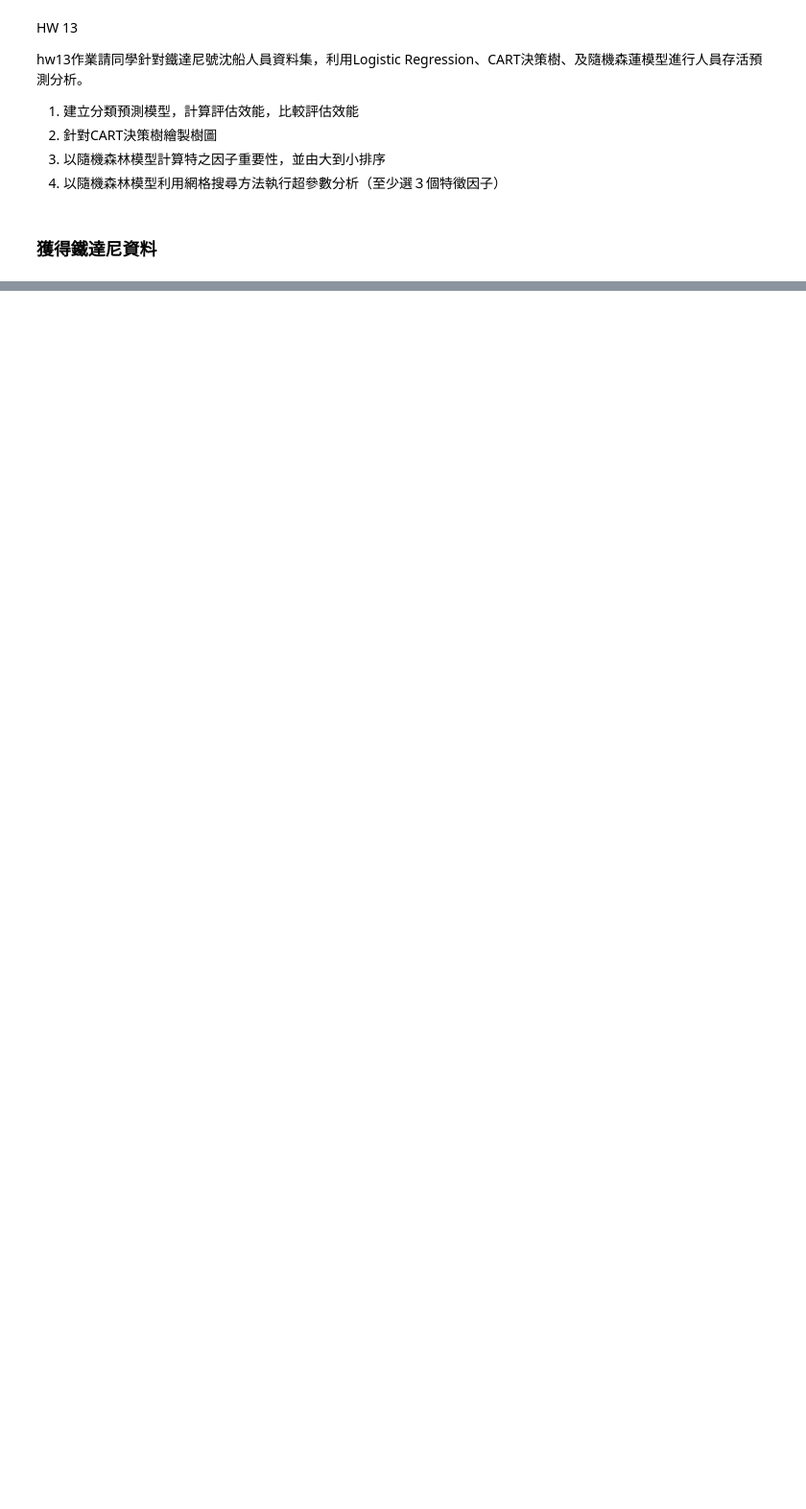
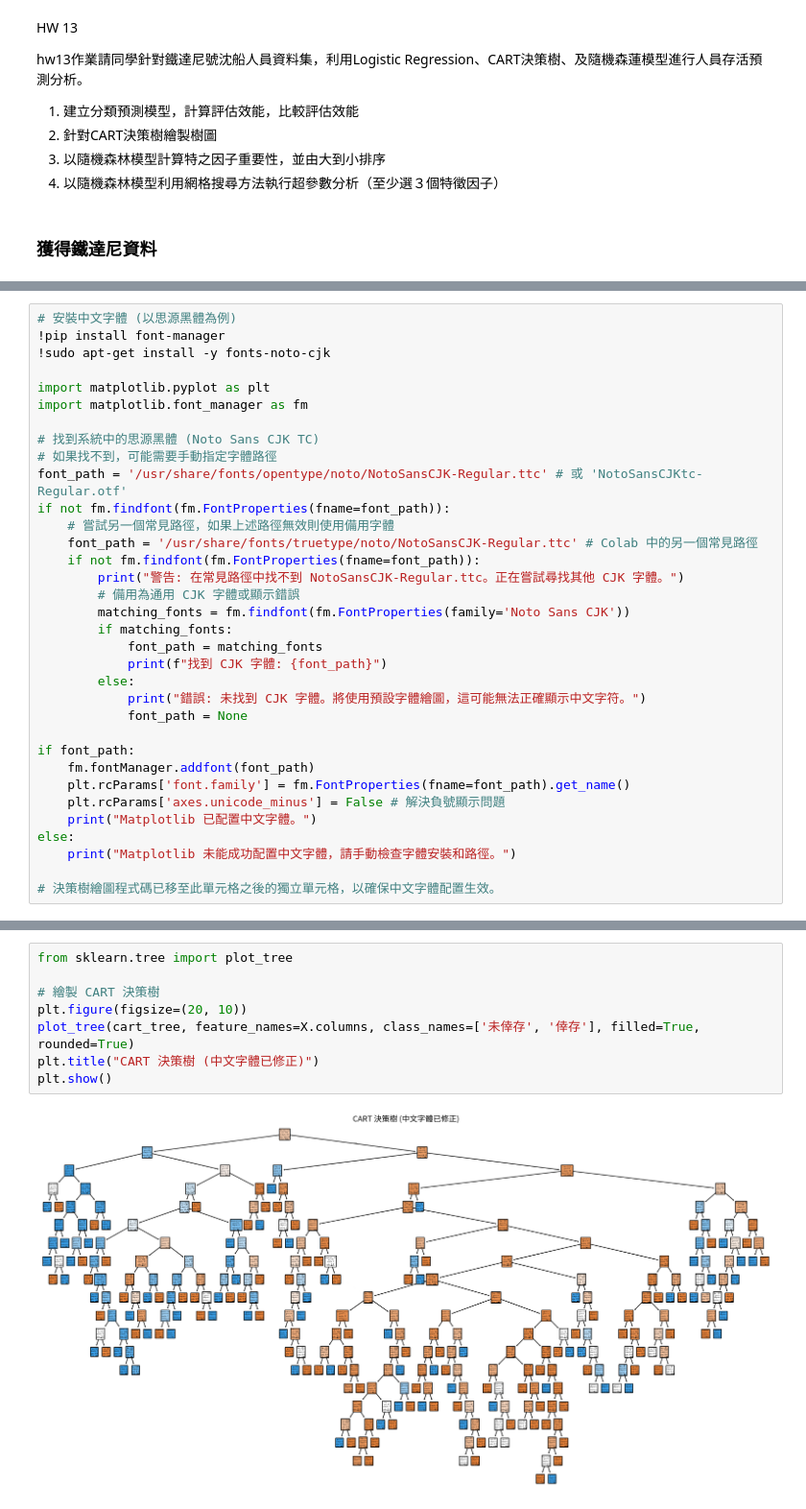
Before and after one commit to mcu2026/hw13-521-MilkTea-Henry, a Jupyter notebook: hw13.ipynb, the cells around one changed output, grey strips where cells are left out. Shown at 96% size. Drawn from its saved outputs; the diff is of its cells as text; blank space fills up the shorter version.

```diff
--- a/hw13.ipynb
+++ b/hw13.ipynb
@@ -30,0 +272,34 @@ Using Colab cache for faster access to the 'titanic-dataset' dataset.
+# %%
+# 安裝中文字體 (以思源黑體為例)
+!pip install font-manager
+!sudo apt-get install -y fonts-noto-cjk
+
+import matplotlib.pyplot as plt
+import matplotlib.font_manager as fm
+
+# 找到系統中的思源黑體 (Noto Sans CJK TC)
+# 如果找不到，可能需要手動指定字體路徑
+font_path = '/usr/share/fonts/opentype/noto/NotoSansCJK-Regular.ttc' # 或 'NotoSansCJKtc-Regular.otf'
+if not fm.findfont(fm.FontProperties(fname=font_path)):
+    # 嘗試另一個常見路徑，如果上述路徑無效則使用備用字體
+    font_path = '/usr/share/fonts/truetype/noto/NotoSansCJK-Regular.ttc' # Colab 中的另一個常見路徑
+    if not fm.findfont(fm.FontProperties(fname=font_path)):
+        print("警告: 在常見路徑中找不到 NotoSansCJK-Regular.ttc。正在嘗試尋找其他 CJK 字體。")
+        # 備用為通用 CJK 字體或顯示錯誤
+        matching_fonts = fm.findfont(fm.FontProperties(family='Noto Sans CJK'))
+        if matching_fonts:
+            font_path = matching_fonts
+            print(f"找到 CJK 字體: {font_path}")
+        else:
+            print("錯誤: 未找到 CJK 字體。將使用預設字體繪圖，這可能無法正確顯示中文字符。")
+            font_path = None
+
+if font_path:
+    fm.fontManager.addfont(font_path)
+    plt.rcParams['font.family'] = fm.FontProperties(fname=font_path).get_name()
+    plt.rcParams['axes.unicode_minus'] = False # 解決負號顯示問題
+    print("Matplotlib 已配置中文字體。")
+else:
+    print("Matplotlib 未能成功配置中文字體，請手動檢查字體安裝和路徑。")
+
+# 決策樹繪圖程式碼已移至此單元格之後的獨立單元格，以確保中文字體配置生效。
@@ -30,0 +319,10 @@ Using Colab cache for faster access to the 'titanic-dataset' dataset.
+# %%
+from sklearn.tree import plot_tree
+
+# 繪製 CART 決策樹
+plt.figure(figsize=(20, 10))
+plot_tree(cart_tree, feature_names=X.columns, class_names=['未倖存', '倖存'], filled=True, rounded=True)
+plt.title("CART 決策樹 (中文字體已修正)")
+plt.show()
+# %% [output]
+[figure, added]
```
Also changed, not shown: parts of 25 cells of this notebook.
